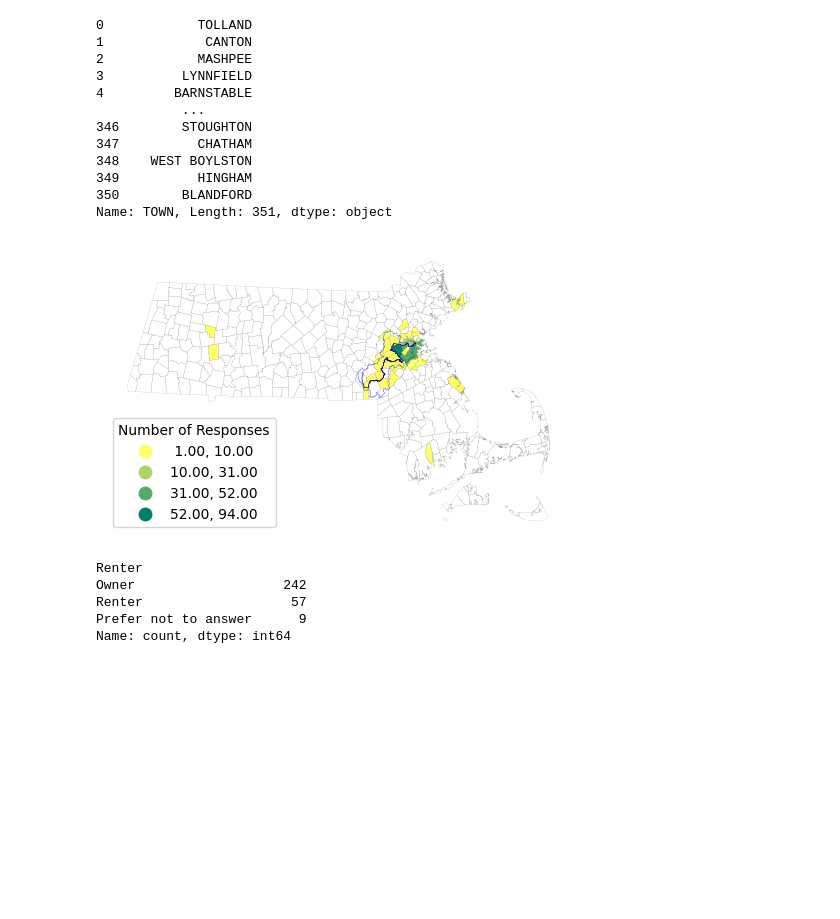
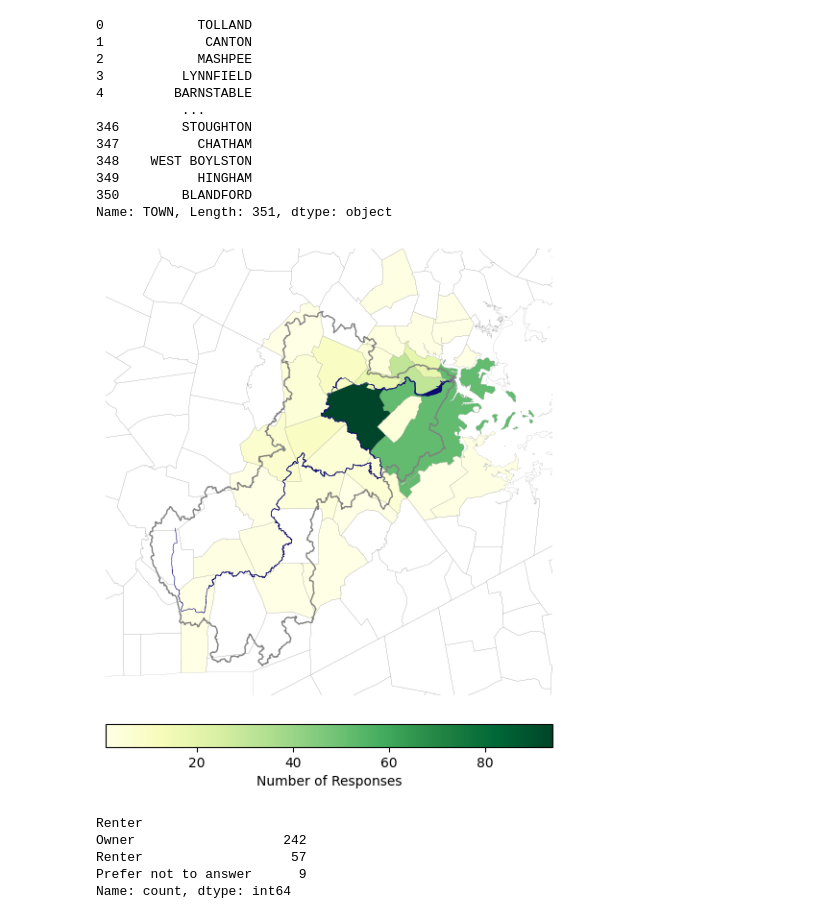
Before and after one commit to chad-fisher/CRWA-Regional-Tree-Planting-and-Protection-Plan, a Jupyter notebook: Notebooks/Public_Survey.ipynb, the cells around one changed output. Drawn from its saved outputs; the diff is of its cells as text; code cells hidden in the pictures; blank space fills up the shorter version.

Commit message:
Generating some additional statistics for CRWA

```diff
--- a/Notebooks/Public_Survey.ipynb
+++ b/Notebooks/Public_Survey.ipynb
@@ -130,15 +132,17 @@ rivers_arc=gpd.read_file('../Raw_Data/Hydro/HYDRO25K_ARC.shp').clip(CRW)
 # %%
 import matplotlib.pyplot as plt
 fig,ax=plt.subplots(figsize=(6,8))
-Towns_wResponses.plot(ax=ax,column='Count',legend=True,scheme="natural_breaks",k=4,cmap='summer_r',legend_kwds={'loc':'lower left','title':'Number of Responses'})
+Towns_wResponses.plot(ax=ax,column='Count',legend=True,vmin=1,cmap='YlGn',legend_kwds={'location':'bottom','label':'Number of Responses','pad':0.05})
 Towns.boundary.plot(ax=ax,color='gray',linewidth=0.1)
-gpd.read_file(r"C:\Users\Chad\Desktop\CRWA Project\Raw_Data\CRW_Boundary\CRW_Boundary\CRW_Boundary.shp").boundary.plot(ax=ax,color='blue',linewidth=0.2)
+gpd.read_file(r"C:\Users\Chad\Desktop\CRWA Project\Raw_Data\CRW_Boundary\CRW_Boundary\CRW_Boundary.shp").boundary.plot(ax=ax,color='gray',linewidth=1)
 Charles.plot(ax=ax,color='#060270',edgecolor='#060270',linewidth=0.25)
 CHARLES.to_crs(epsg=26986).plot(ax=ax,color='#060270',linewidth=0.4)
 ax.axis('off')
+ax.set_ylim([860000,920000])
+ax.set_xlim([190000,250000])
 fig.savefig('Towns with Responses.png',transparent=False,dpi=300,bbox_inches='tight')
 # %% [output]
-[figure, old version]
+[figure, new version]
 # %%
 Responses_raw.Renter.value_counts()
 # %% [output]
```
Also changed, not shown: parts of 1 cell of this notebook, 1 other file.
